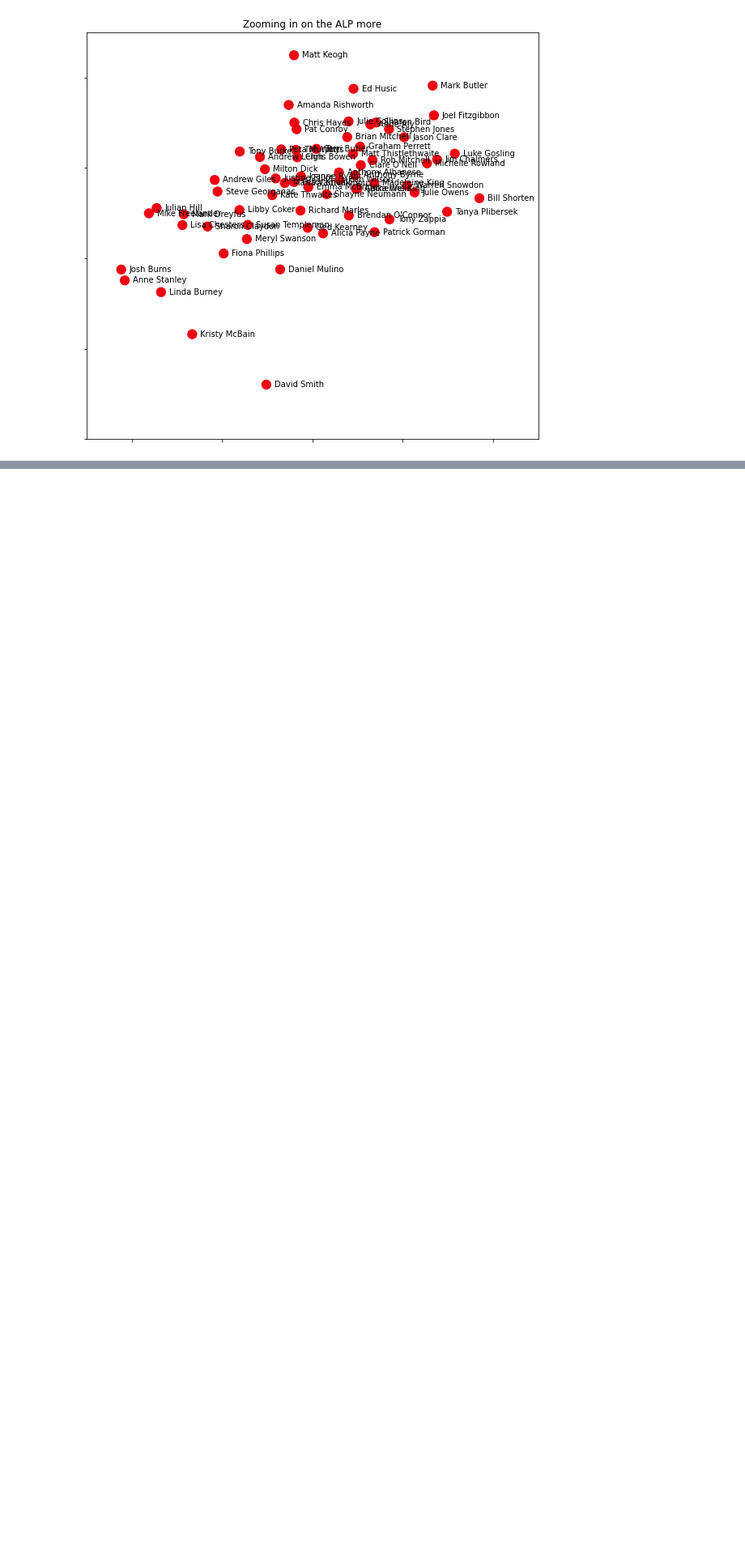
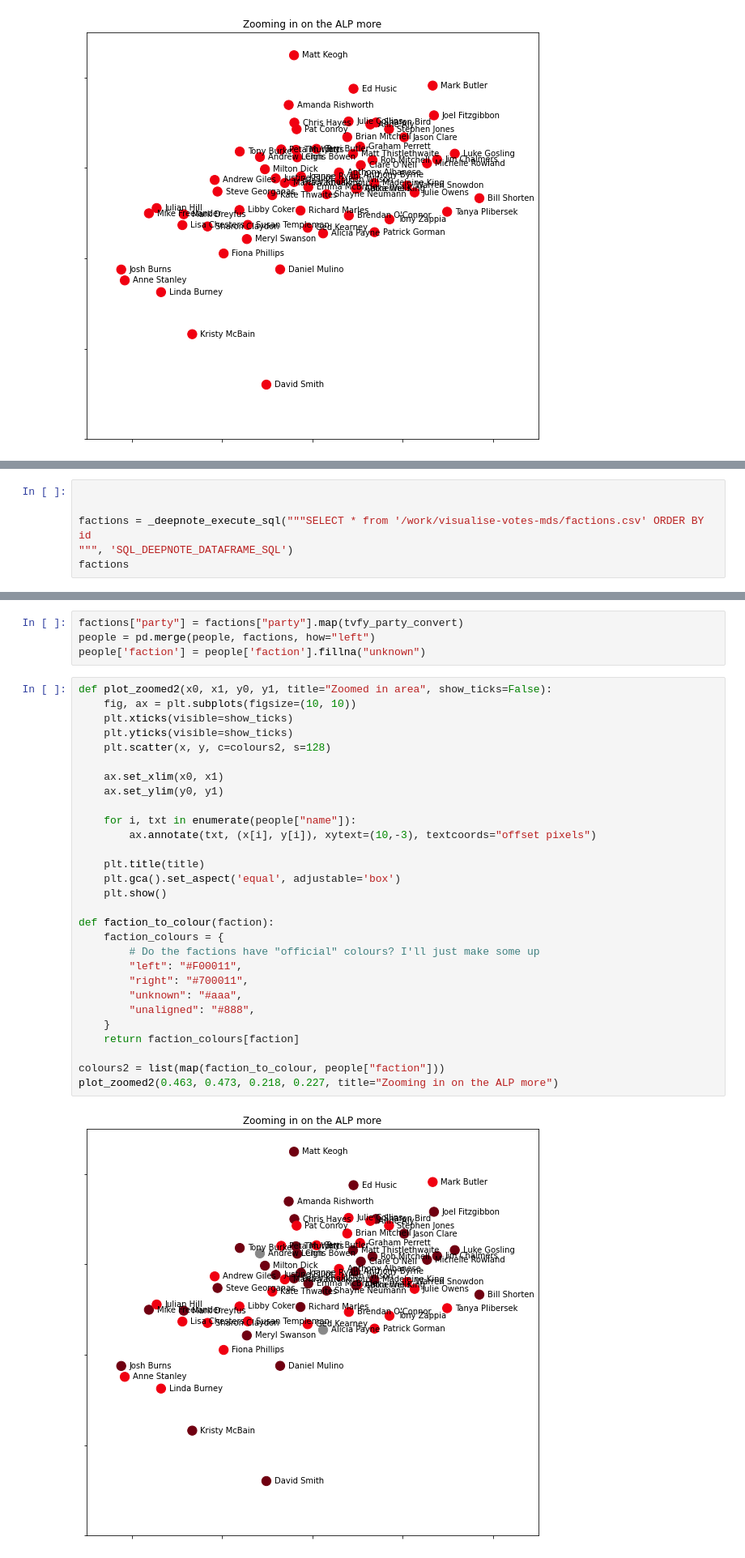
Before and after one commit to openaustralia/visualise-votes-mds, a Jupyter notebook: notebook.ipynb, the cells around one changed output, grey strips where cells are left out. Shown: that part at 81% size. Cells and saved outputs as stored; diff of their text form; blank space fills up the shorter version.

Commit message:
Do pre-grouping of parties and simplify party names

```diff
--- a/notebook.ipynb
+++ b/notebook.ipynb
@@ -194,0 +198,6 @@ plot_zoomed(0.463, 0.473, 0.218, 0.227, title="Zooming in on the ALP more")
+# %%
+
+
+factions = _deepnote_execute_sql("""SELECT * from '/work/visualise-votes-mds/factions.csv' ORDER BY id
+""", 'SQL_DEEPNOTE_DATAFRAME_SQL')
+factions
@@ -194,0 +220,35 @@ plot_zoomed(0.463, 0.473, 0.218, 0.227, title="Zooming in on the ALP more")
+# %%
+factions["party"] = factions["party"].map(tvfy_party_convert)
+people = pd.merge(people, factions, how="left")
+people['faction'] = people['faction'].fillna("unknown")
+# %%
+def plot_zoomed2(x0, x1, y0, y1, title="Zoomed in area", show_ticks=False):
+    fig, ax = plt.subplots(figsize=(10, 10))
+    plt.xticks(visible=show_ticks)
+    plt.yticks(visible=show_ticks)
+    plt.scatter(x, y, c=colours2, s=128)
+
+    ax.set_xlim(x0, x1)
+    ax.set_ylim(y0, y1)
+
+    for i, txt in enumerate(people["name"]):
+        ax.annotate(txt, (x[i], y[i]), xytext=(10,-3), textcoords="offset pixels")
+
+    plt.title(title)
+    plt.gca().set_aspect('equal', adjustable='box')
+    plt.show()
+
+def faction_to_colour(faction):
+    faction_colours = {
+        # Do the factions have "official" colours? I'll just make some up
+        "left": "#F00011",
+        "right": "#700011",
+        "unknown": "#aaa",
+        "unaligned": "#888",
+    }
+    return faction_colours[faction]
+
+colours2 = list(map(faction_to_colour, people["faction"]))
+plot_zoomed2(0.463, 0.473, 0.218, 0.227, title="Zooming in on the ALP more")
+# %% [output]
+[figure, added]
```
Also changed, not shown: parts of 33 cells of this notebook.
